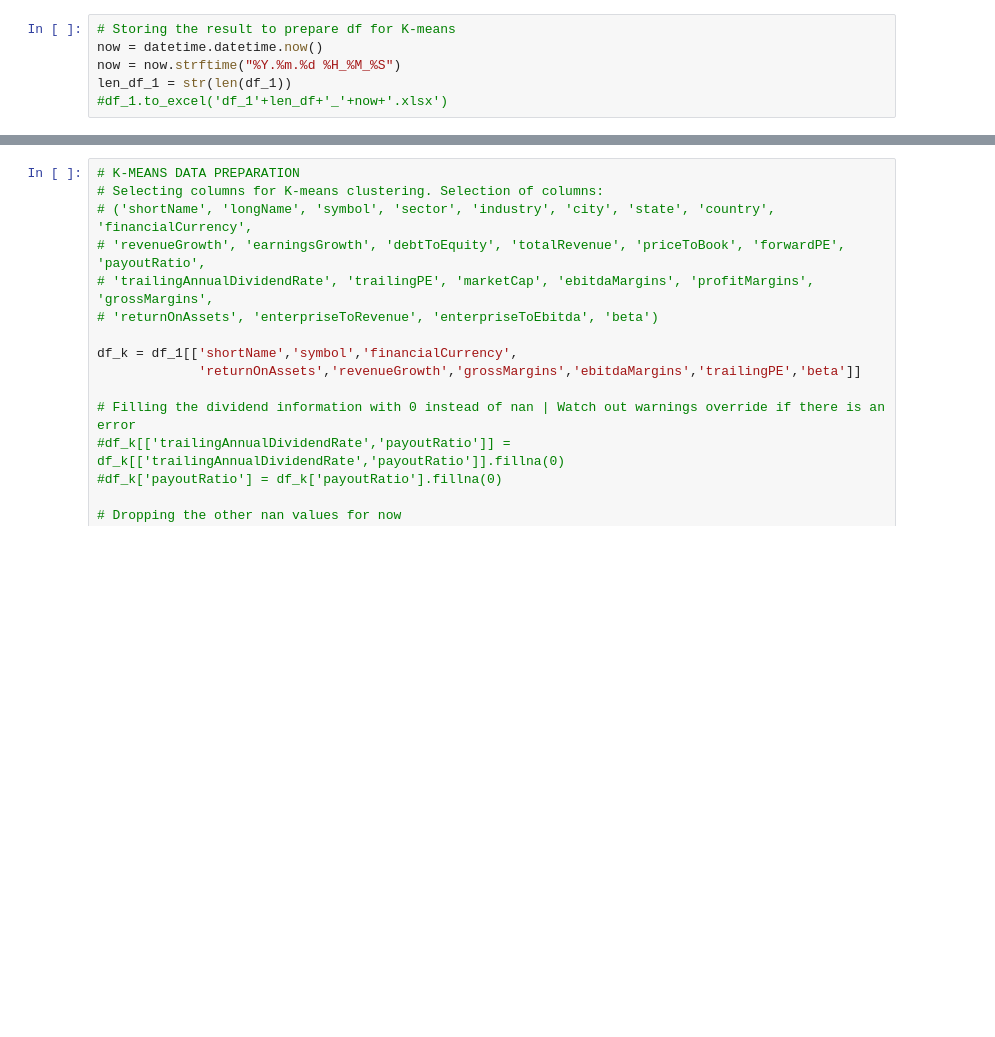
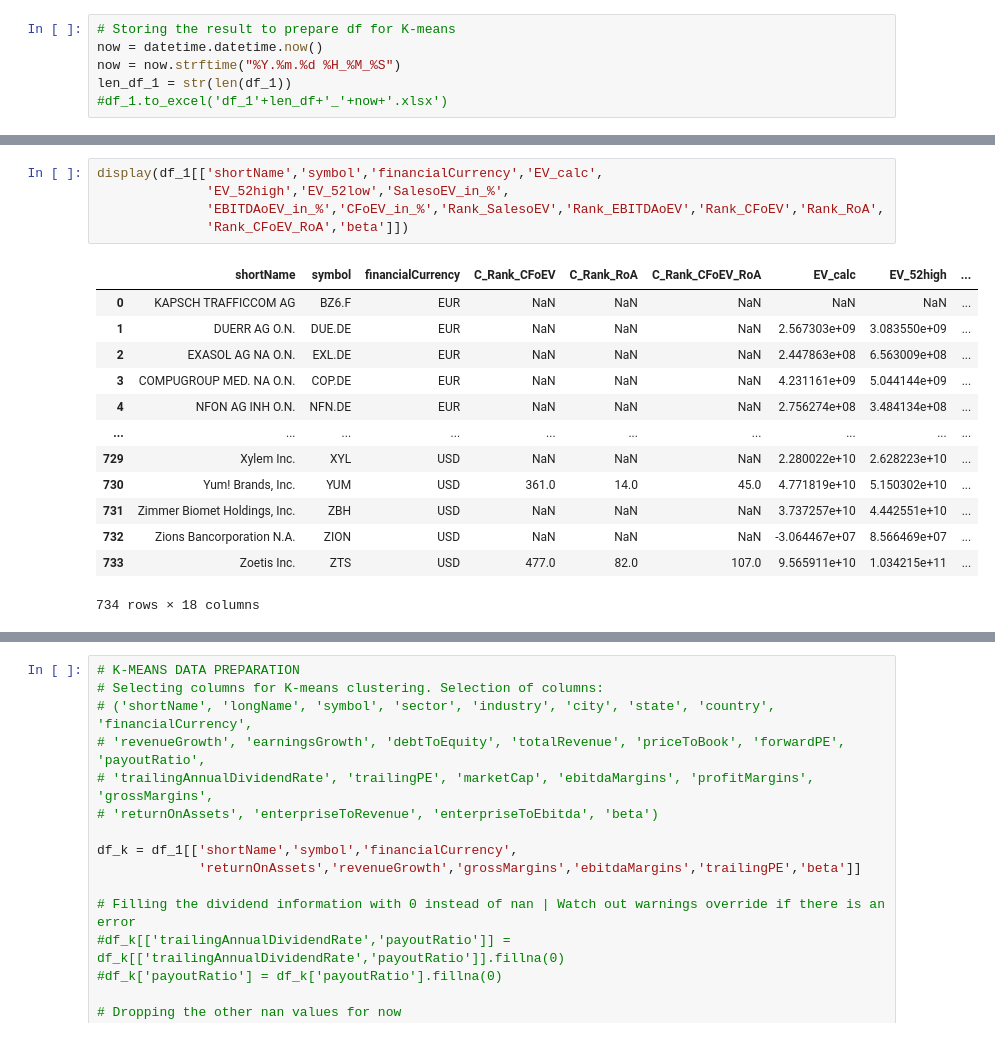
Before and after one commit to DarkSlideRider/IronHack_Final_Project, a Jupyter notebook: yfinance-Copy1.ipynb, the cells around one changed output, grey strips where cells are left out. Cells and saved outputs as stored; diff of their text form; blank space fills up the shorter version.

```diff
--- a/yfinance-Copy1.ipynb
+++ b/yfinance-Copy1.ipynb
@@ -121,0 +123,19 @@ df_1.drop(['EV_calc','EV_52high','EV_52low','SalesoEV_in_%','EBITDAoEV_in_%','CF
+# %%
+display(df_1[['shortName','symbol','financialCurrency','EV_calc',
+              'EV_52high','EV_52low','SalesoEV_in_%',
+              'EBITDAoEV_in_%','CFoEV_in_%','Rank_SalesoEV','Rank_EBITDAoEV','Rank_CFoEV','Rank_RoA',
+              'Rank_CFoEV_RoA','beta']])
+# %% [output]
+|  | shortName | symbol | financialCurrency | C_Rank_CFoEV | C_Rank_RoA | C_Rank_CFoEV_RoA | EV_calc | EV_52high | ... |
+| 0 | KAPSCH TRAFFICCOM AG | BZ6.F | EUR | NaN | NaN | NaN | NaN | NaN | ... |
+| 1 | DUERR AG O.N. | DUE.DE | EUR | NaN | NaN | NaN | 2.567303e+09 | 3.083550e+09 | ... |
+| 2 | EXASOL AG NA O.N. | EXL.DE | EUR | NaN | NaN | NaN | 2.447863e+08 | 6.563009e+08 | ... |
+| 3 | COMPUGROUP MED. NA O.N. | COP.DE | EUR | NaN | NaN | NaN | 4.231161e+09 | 5.044144e+09 | ... |
+| 4 | NFON AG INH O.N. | NFN.DE | EUR | NaN | NaN | NaN | 2.756274e+08 | 3.484134e+08 | ... |
+| ... | ... | ... | ... | ... | ... | ... | ... | ... | ... |
+| 729 | Xylem Inc. | XYL | USD | NaN | NaN | NaN | 2.280022e+10 | 2.628223e+10 | ... |
+| 730 | Yum! Brands, Inc. | YUM | USD | 361.0 | 14.0 | 45.0 | 4.771819e+10 | 5.150302e+10 | ... |
+| 731 | Zimmer Biomet Holdings, Inc. | ZBH | USD | NaN | NaN | NaN | 3.737257e+10 | 4.442551e+10 | ... |
+| 732 | Zions Bancorporation N.A. | ZION | USD | NaN | NaN | NaN | -3.064467e+07 | 8.566469e+07 | ... |
+| 733 | Zoetis Inc. | ZTS | USD | 477.0 | 82.0 | 107.0 | 9.565911e+10 | 1.034215e+11 | ... |
+734 rows × 18 columns
```
Also changed, not shown: parts of 24 cells of this notebook, 2 other files.
